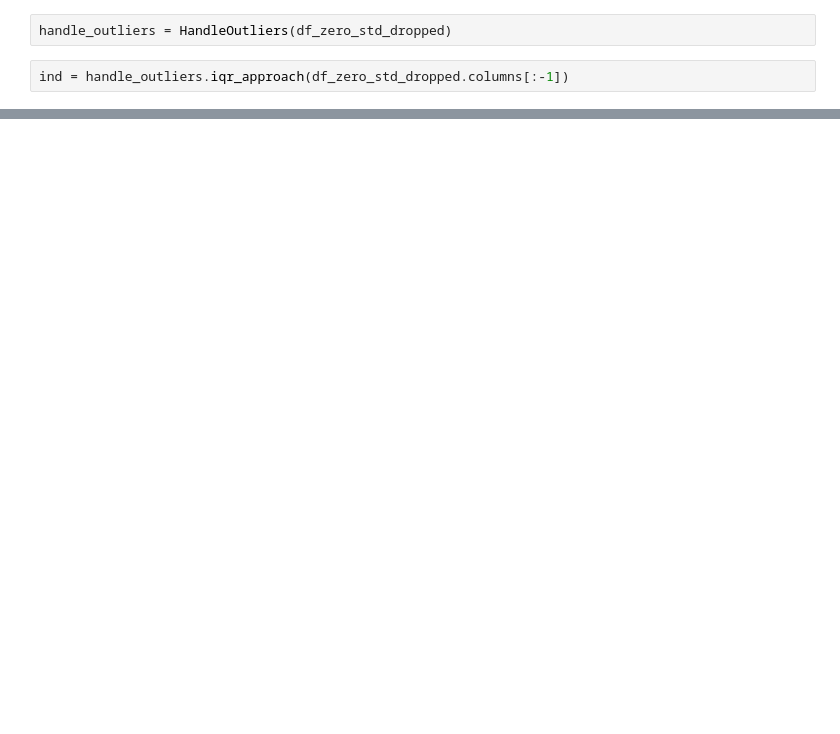
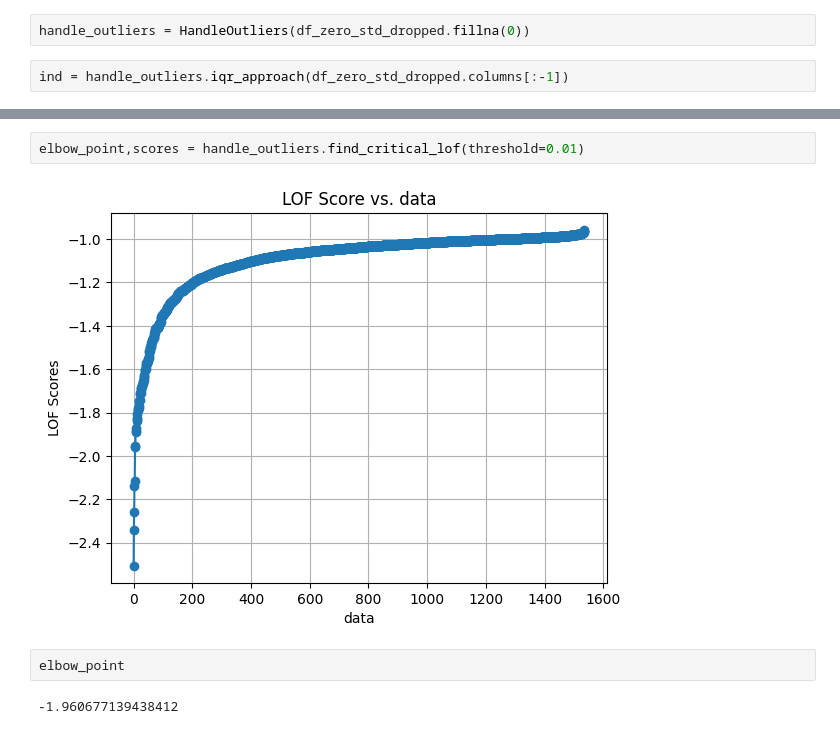
Before and after one commit to ayhanoruc/predictive-wafer-maintenance, a Jupyter notebook: notebook/EDA.ipynb, the cells around one changed output, grey strips where cells are left out. Saved outputs shown, nothing was run; the diff lists cells and outputs as text; blank space fills up the shorter version.

```diff
--- a/notebook/EDA.ipynb
+++ b/notebook/EDA.ipynb
@@ -934,7 +981,7 @@ class HandleOutliers:
     def impute_outliers(self,value):
         pass
 # %%
-handle_outliers = HandleOutliers(df_zero_std_dropped)
+handle_outliers = HandleOutliers(df_zero_std_dropped.fillna(0))
 # %%
 ind = handle_outliers.iqr_approach(df_zero_std_dropped.columns[:-1])
 # %%
@@ -992,0 +1016,8 @@ Name: count, dtype: int64
+# %%
+elbow_point,scores = handle_outliers.find_critical_lof(threshold=0.01)
+# %% [output]
+[figure, added]
+# %%
+elbow_point
+# %% [output]
+-1.960677139438412
```
Also changed, not shown: parts of 22 cells of this notebook.
